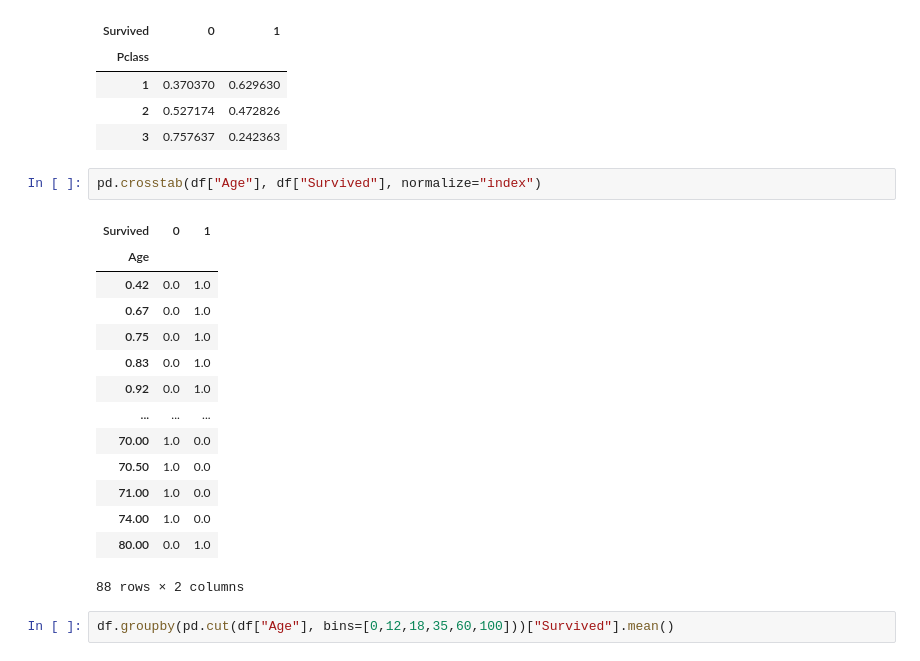
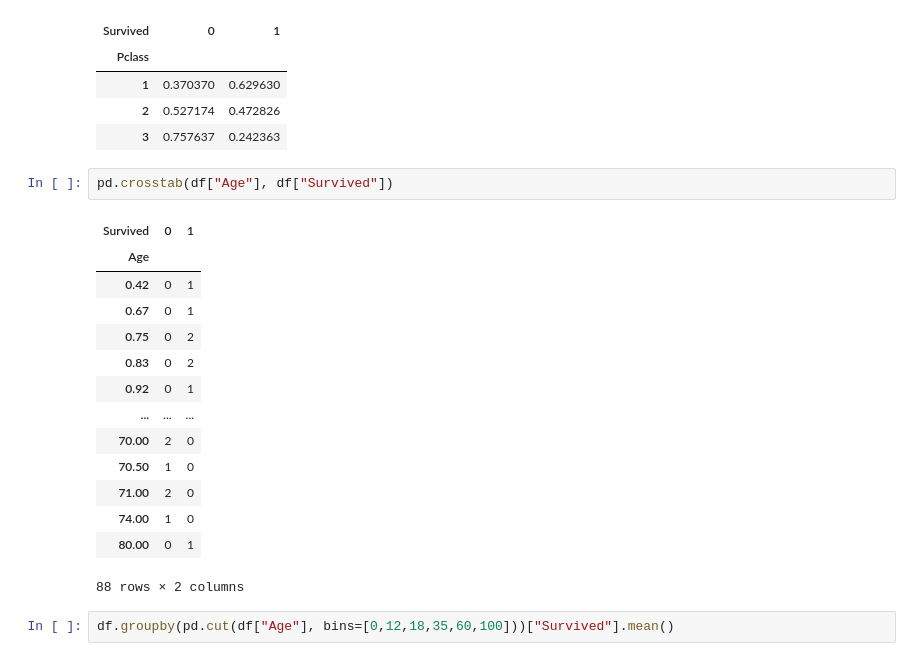
Before and after one commit to NoOne1007/daily-code, a Jupyter notebook: Day_3/notebook.ipynb, the cells around one changed output. Saved outputs shown, nothing was run; the diff lists cells and outputs as text.

```diff
--- a/Day_3/notebook.ipynb
+++ b/Day_3/notebook.ipynb
@@ -107,21 +107,21 @@ pd.crosstab(df["Pclass"], df["Survived"], normalize="index")
 | 2 | 0.527174 | 0.472826 |
 | 3 | 0.757637 | 0.242363 |
 # %%
-pd.crosstab(df["Age"], df["Survived"], normalize="index")
+pd.crosstab(df["Age"], df["Survived"])
 # %% [output]
 | Survived | 0 | 1 |
 | Age |  |  |
-| 0.42 | 0.0 | 1.0 |
-| 0.67 | 0.0 | 1.0 |
-| 0.75 | 0.0 | 1.0 |
-| 0.83 | 0.0 | 1.0 |
-| 0.92 | 0.0 | 1.0 |
+| 0.42 | 0 | 1 |
+| 0.67 | 0 | 1 |
+| 0.75 | 0 | 2 |
+| 0.83 | 0 | 2 |
+| 0.92 | 0 | 1 |
 | ... | ... | ... |
-| 70.00 | 1.0 | 0.0 |
-| 70.50 | 1.0 | 0.0 |
-| 71.00 | 1.0 | 0.0 |
-| 74.00 | 1.0 | 0.0 |
-| 80.00 | 0.0 | 1.0 |
+| 70.00 | 2 | 0 |
+| 70.50 | 1 | 0 |
+| 71.00 | 2 | 0 |
+| 74.00 | 1 | 0 |
+| 80.00 | 0 | 1 |
 88 rows × 2 columns
 # %%
 df.groupby(pd.cut(df["Age"], bins=[0,12,18,35,60,100]))["Survived"].mean()
```
Also changed, not shown: parts of 2 cells of this notebook, 2 other files.
